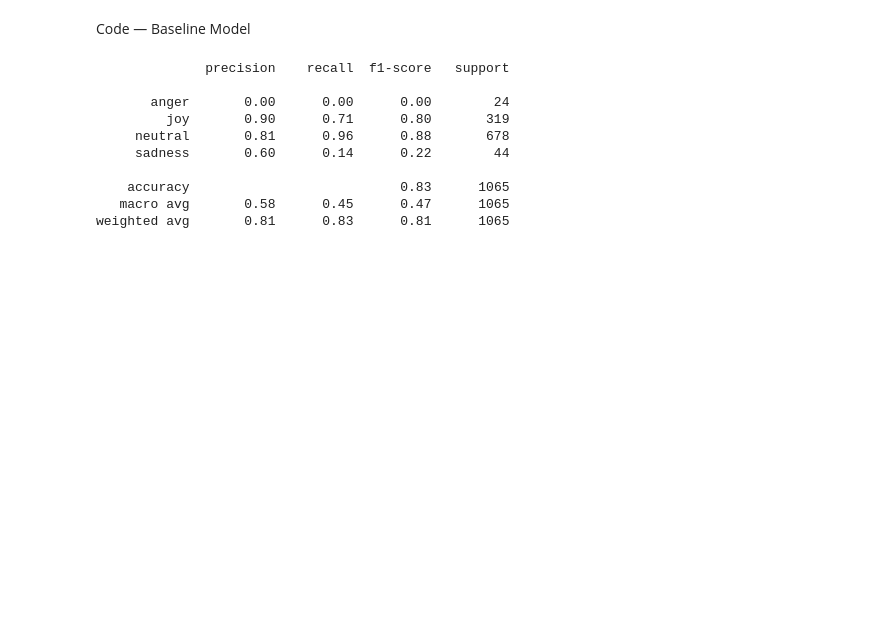
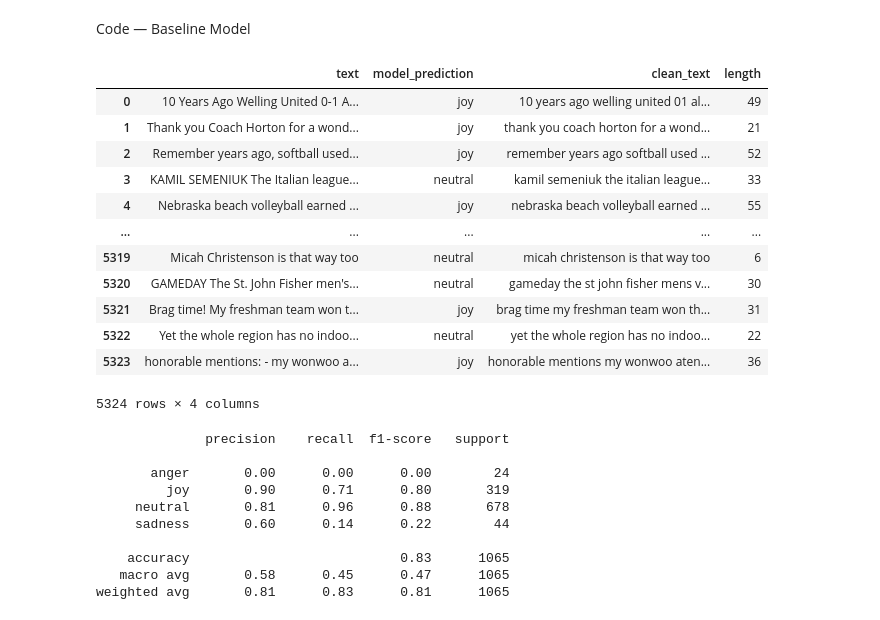
Before and after one commit to PayravKahorov/masters_thesis, a Jupyter notebook: thesis_code.ipynb, the cells around one changed output. Drawn from its saved outputs; the diff is of its cells as text; code cells hidden in the pictures; blank space fills up the shorter version.

```diff
--- a/thesis_code.ipynb
+++ b/thesis_code.ipynb
@@ -270,7 +270,7 @@ if __name__ == "__main__":
 # %% [markdown]
 # Данные после чистки
 # %%
-cleaned_data = pd.read_csv('volleyball_tweets_cleaned_for_labeling.csv')
+cleaned_data = pd.read_csv(r'D:\Дисциплины\Магистратура\2 курс\Диплом\git\masters_thesis\data\volleyball_tweets_cleaned_for_labeling.csv')
 # %%
 cleaned_data.drop(['id','sentiment'], axis = 1, inplace = True)
 # %%
@@ -493,6 +493,22 @@ After the annotation process, the labeled dataset was used to train and evaluate
 # 7. Baseline Model
 # %% [markdown]
 Code — Baseline Model
+# %%
+df
+# %% [output]
+|  | text | model_prediction | clean_text | length |
+| 0 | 10 Years Ago Welling United 0-1 A... | joy | 10 years ago welling united 01 al... | 49 |
+| 1 | Thank you Coach Horton for a wond... | joy | thank you coach horton for a wond... | 21 |
+| 2 | Remember years ago, softball used... | joy | remember years ago softball used ... | 52 |
+| 3 | KAMIL SEMENIUK The Italian league... | neutral | kamil semeniuk the italian league... | 33 |
+| 4 | Nebraska beach volleyball earned ... | joy | nebraska beach volleyball earned ... | 55 |
+| ... | ... | ... | ... | ... |
+| 5319 | Micah Christenson is that way too | neutral | micah christenson is that way too | 6 |
+| 5320 | GAMEDAY The St. John Fisher men's... | neutral | gameday the st john fisher mens v... | 30 |
+| 5321 | Brag time! My freshman team won t... | joy | brag time my freshman team won th... | 31 |
+| 5322 | Yet the whole region has no indoo... | neutral | yet the whole region has no indoo... | 22 |
+| 5323 | honorable mentions: - my wonwoo a... | joy | honorable mentions my wonwoo aten... | 36 |
+5324 rows × 4 columns
 # %%
 from sklearn.model_selection import train_test_split
 from sklearn.feature_extraction.text import TfidfVectorizer
```
Also changed, not shown: parts of 3 cells of this notebook.
